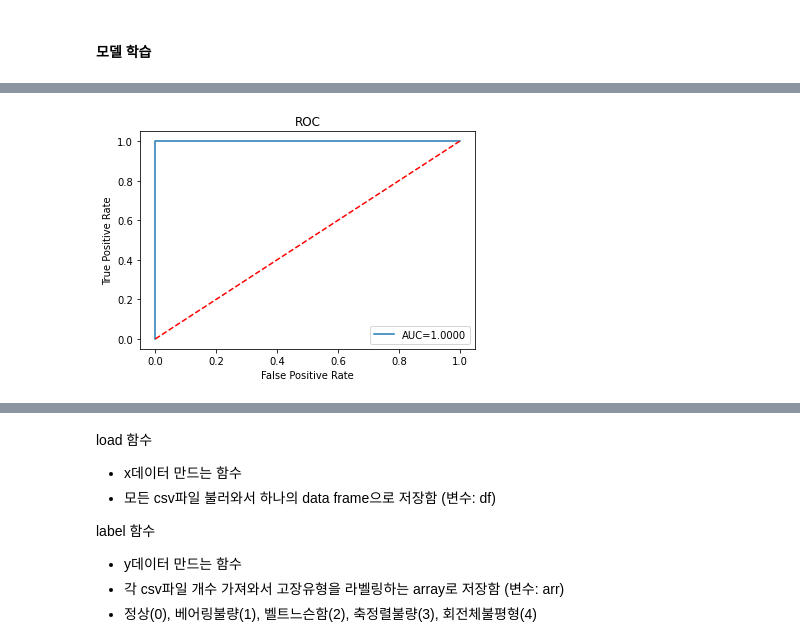
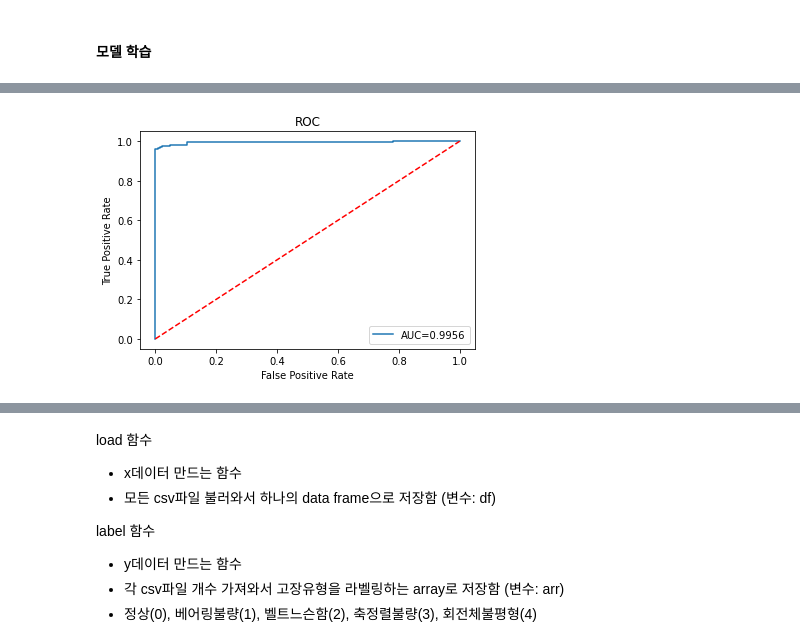
Before and after one commit to engineercha/engineercha, a Jupyter notebook: 기계시설물.ipynb, the cells around one changed output, grey strips where cells are left out. Saved outputs shown, nothing was run; the diff lists cells and outputs as text; code cells hidden in the pictures.

```diff
--- a/기계시설물.ipynb
+++ b/기계시설물.ipynb
@@ -353,0 +198,2 @@ print(x_test_scaled.shape)
+# %%
+a = a_fresh
@@ -353,0 +253,13 @@ print(x_test_scaled.shape)
+# %%
+from sklearn.preprocessing import StandardScaler, RobustScaler, MinMaxScaler
+
+stder = StandardScaler()
+stder.fit(x_train) #stder를 a_train에 맞춤
+
+a_train_scaled = stder.transform(x_train)
+x_valid_scaled = stder.transform(x_valid)
+x_test_scaled = stder.transform(x_test)
+
+print(a_train_scaled.shape)
+print(x_valid_scaled.shape)
+print(x_test_scaled.shape)
@@ -434,10 +350,10 @@ _________________________________________________________________
 # %%
 from keras.callbacks import EarlyStopping, ModelCheckpoint
 
-callbacks = [EarlyStopping(monitor='val_loss', patience=3)]
+callbacks = [EarlyStopping(monitor='val_loss', patience=5)]
 
 history = model.fit(a_train_scaled, a_train_scaled, epochs=100,
-                    batch_size=16, validation_data=(x_valid_scaled, x_valid_scaled),
+                    batch_size=64, validation_data=(x_valid_scaled, x_valid_scaled),
                     callbacks=callbacks)
 # %% [output]
 Epoch 1/100
@@ -473,8 +390,7 @@ plt.show()
 # %%
 #다시 차원 축소
-pred_3d = model.predict(x_valid_scaled)
+pred_3d = model.predict(x_test_scaled)
 pred = pred_3d.reshape(pred_3d.shape[0], pred_3d.shape[2])
-x_valid_ = x_valid_scaled.reshape(x_valid_scaled.shape[0], x_valid_scaled.shape[2])
 
-mse=np.mean(np.power(x_valid_ - pred, 2), axis=1)
+mse=np.mean(np.power(x_test_ - pred, 2), axis=1)
 # %% [output]
@@ -524,13 +440,13 @@ plt.show()
 # %%
-fpr, tpr, thresholds = roc_curve(y_valid, mse)
+fpr, tpr, thresholds = roc_curve(y_test, mse)
 roc_auc=auc(fpr, tpr)
 
 plt.title('ROC')
 plt.plot(fpr, tpr, label='AUC=%0.4f' %roc_auc)
 plt.legend()
 plt.plot([0,1],[0,1],'r--')
 plt.xlabel('False Positive Rate')
 plt.ylabel('True Positive Rate')
 plt.show()
 # %% [output]
-[figure, old version]
+[figure, new version]
```
Also changed, not shown: parts of 112 cells of this notebook.
